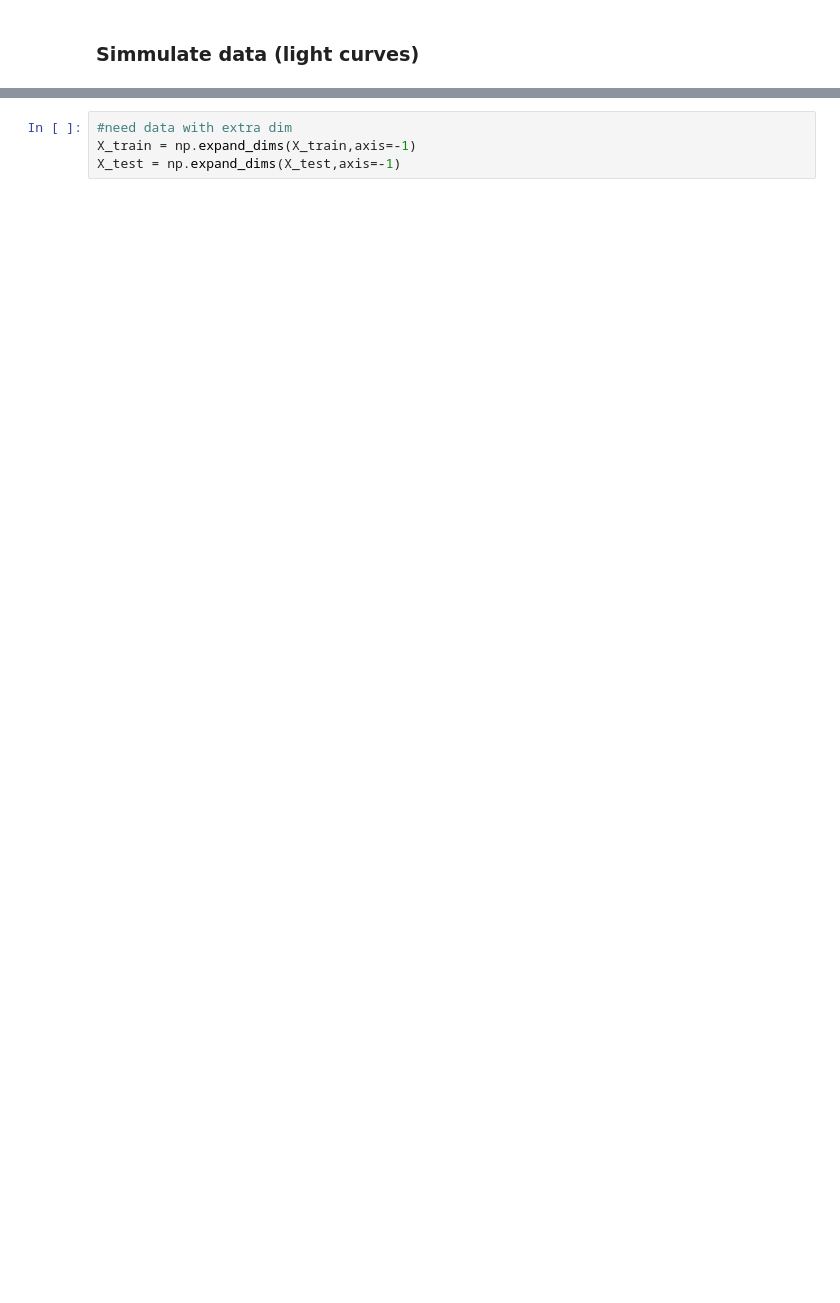
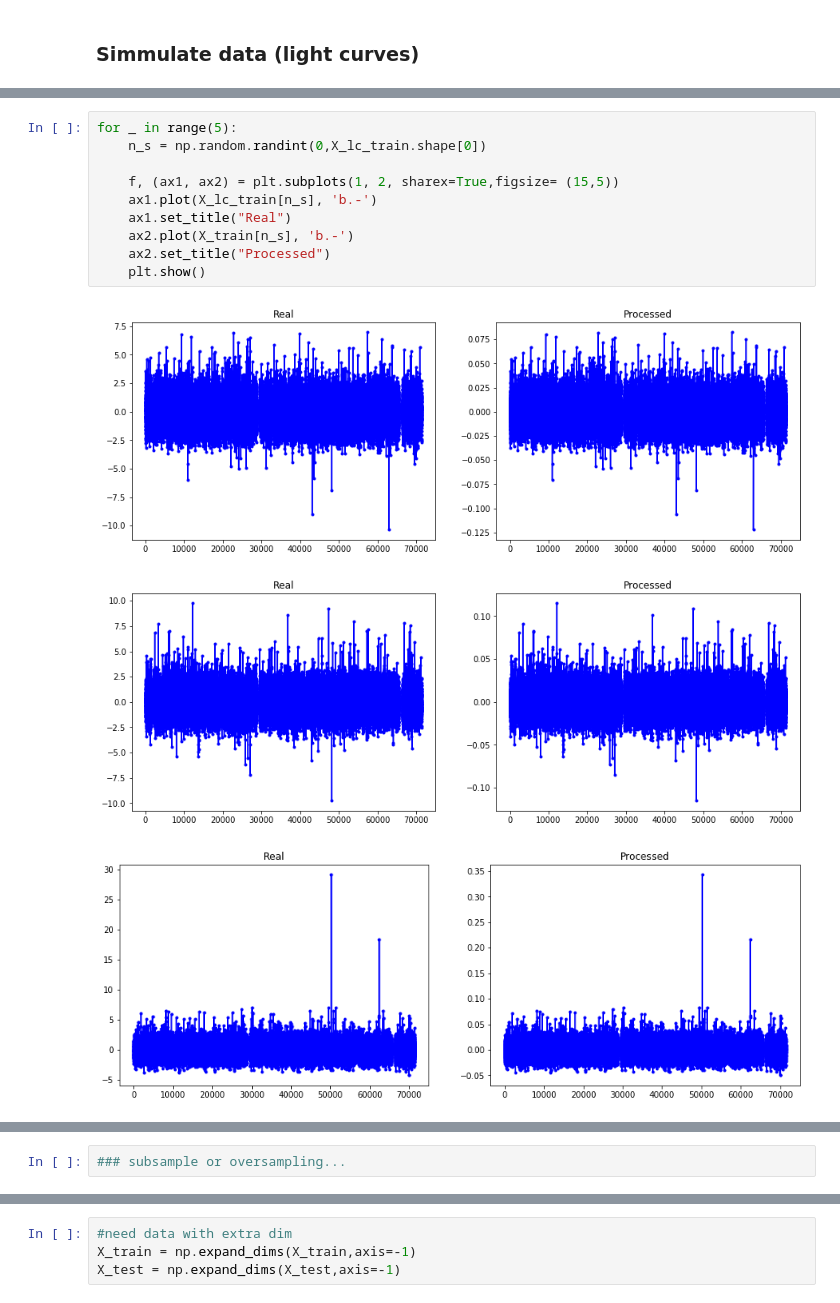
Before and after one commit to harel-coffee/PIIC19-auto, a Jupyter notebook: code/obj1/TryKerasArchitecture.ipynb, the cells around one changed output, grey strips where cells are left out. Saved outputs shown, nothing was run; the diff lists cells and outputs as text; blank space fills up the shorter version.

```diff
--- a/code/obj1/TryKerasArchitecture.ipynb
+++ b/code/obj1/TryKerasArchitecture.ipynb
@@ -39,0 +261,14 @@ X_train.shape
+# %%
+for _ in range(5):
+    n_s = np.random.randint(0,X_lc_train.shape[0])
+
+    f, (ax1, ax2) = plt.subplots(1, 2, sharex=True,figsize= (15,5))
+    ax1.plot(X_lc_train[n_s], 'b.-')
+    ax1.set_title("Real")
+    ax2.plot(X_train[n_s], 'b.-')
+    ax2.set_title("Processed")
+    plt.show()
+# %% [output]
+[figure, added]
+[figure, added]
+[figure, added]
@@ -40,3 +277,5 @@ X_train.shape
+# %%
+### subsample or oversampling...
 # %%
 import keras
 from keras import backend as K
```
Also changed, not shown: parts of 76 cells of this notebook.
